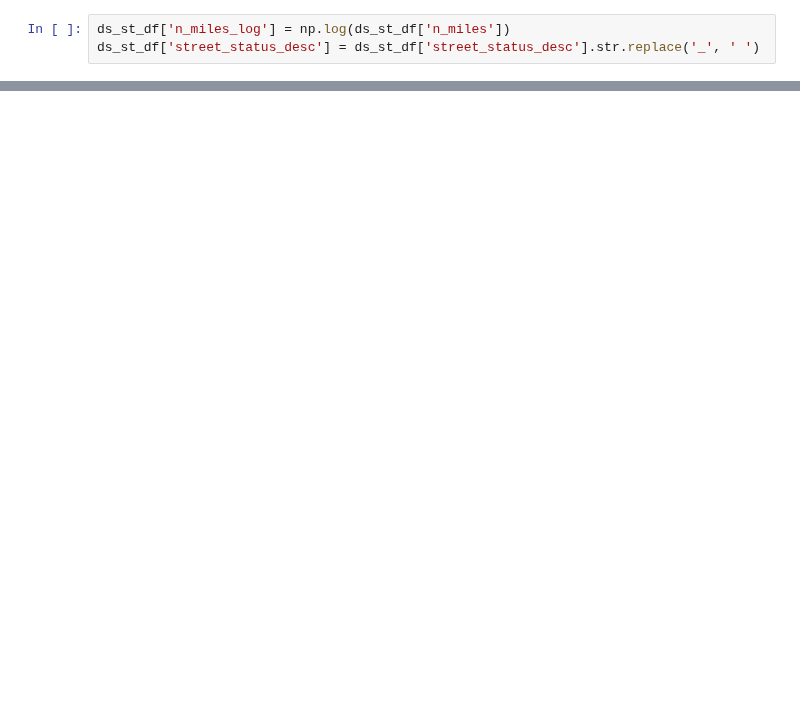
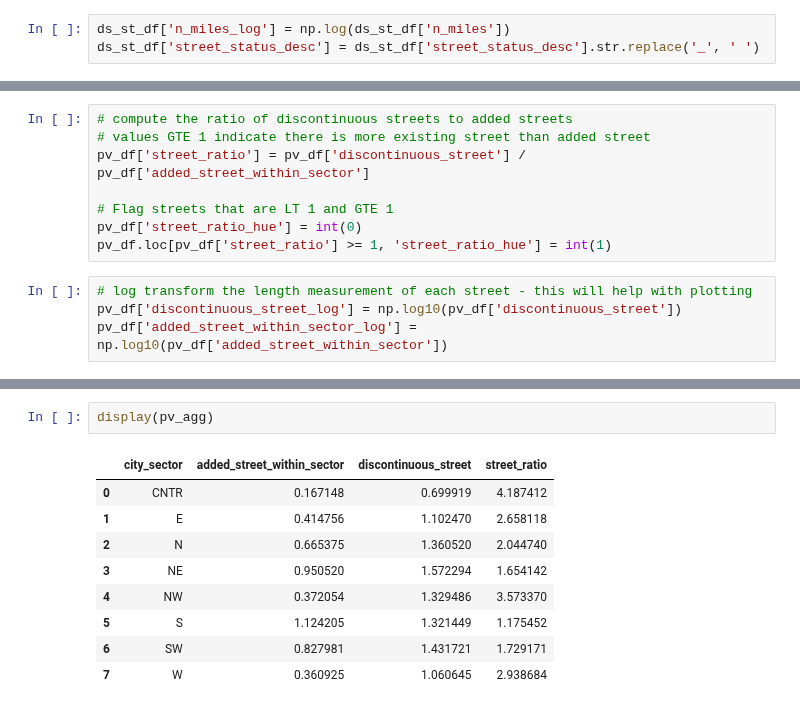
Before and after one commit to mike-babb/seattle_streets, a Jupyter notebook: code/step_05_prepare_graphs_and_stats.ipynb, the cells around one changed output, grey strips where cells are left out. Saved outputs shown, nothing was run; the diff lists cells and outputs as text; blank space fills up the shorter version.

```diff
--- a/code/step_05_prepare_graphs_and_stats.ipynb
+++ b/code/step_05_prepare_graphs_and_stats.ipynb
@@ -1029,0 +1208,12 @@ plt.show()
+# %%
+# compute the ratio of discontinuous streets to added streets
+# values GTE 1 indicate there is more existing street than added street
+pv_df['street_ratio'] = pv_df['discontinuous_street'] / pv_df['added_street_within_sector']
+
+# Flag streets that are LT 1 and GTE 1
+pv_df['street_ratio_hue'] = int(0)
+pv_df.loc[pv_df['street_ratio'] >= 1, 'street_ratio_hue'] = int(1)
+# %%
+# log transform the length measurement of each street - this will help with plotting
+pv_df['discontinuous_street_log'] = np.log10(pv_df['discontinuous_street'])
+pv_df['added_street_within_sector_log'] = np.log10(pv_df['added_street_within_sector'])
@@ -1029,0 +1274,12 @@ plt.show()
+# %%
+display(pv_agg)
+# %% [output]
+|  | city_sector | added_street_within_sector | discontinuous_street | street_ratio |
+| 0 | CNTR | 0.167148 | 0.699919 | 4.187412 |
+| 1 | E | 0.414756 | 1.102470 | 2.658118 |
+| 2 | N | 0.665375 | 1.360520 | 2.044740 |
+| 3 | NE | 0.950520 | 1.572294 | 1.654142 |
+| 4 | NW | 0.372054 | 1.329486 | 3.573370 |
+| 5 | S | 1.124205 | 1.321449 | 1.175452 |
+| 6 | SW | 0.827981 | 1.431721 | 1.729171 |
+| 7 | W | 0.360925 | 1.060645 | 2.938684 |
```
Also changed, not shown: parts of 40 cells of this notebook, 22 other files.
